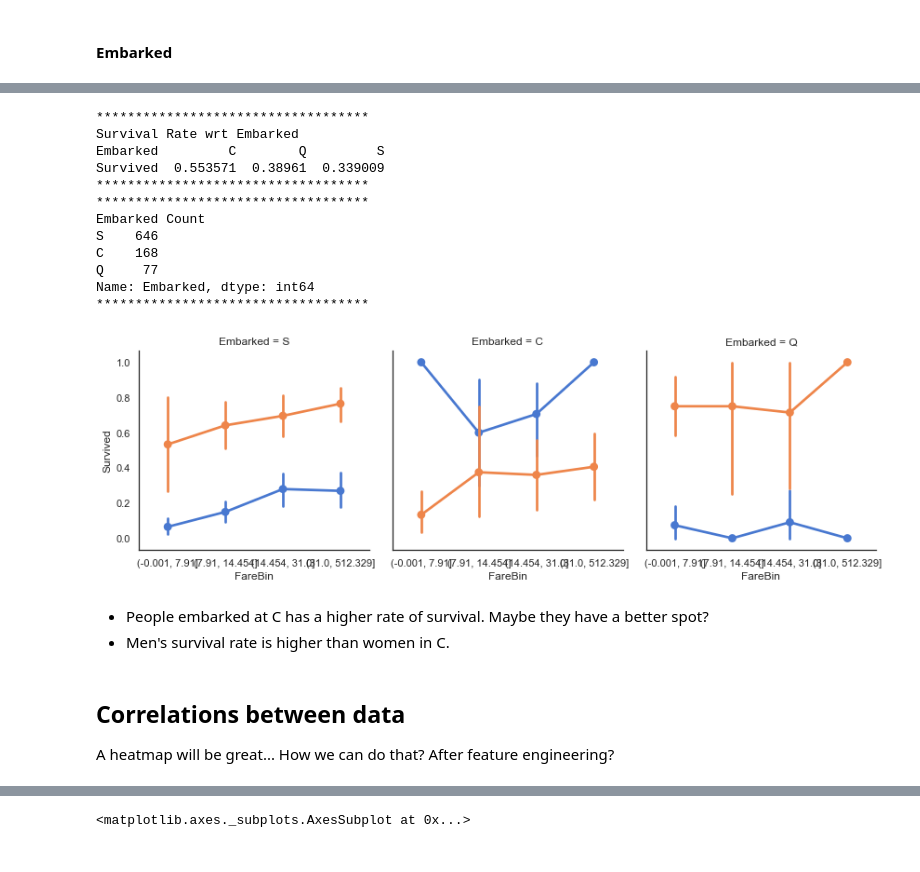
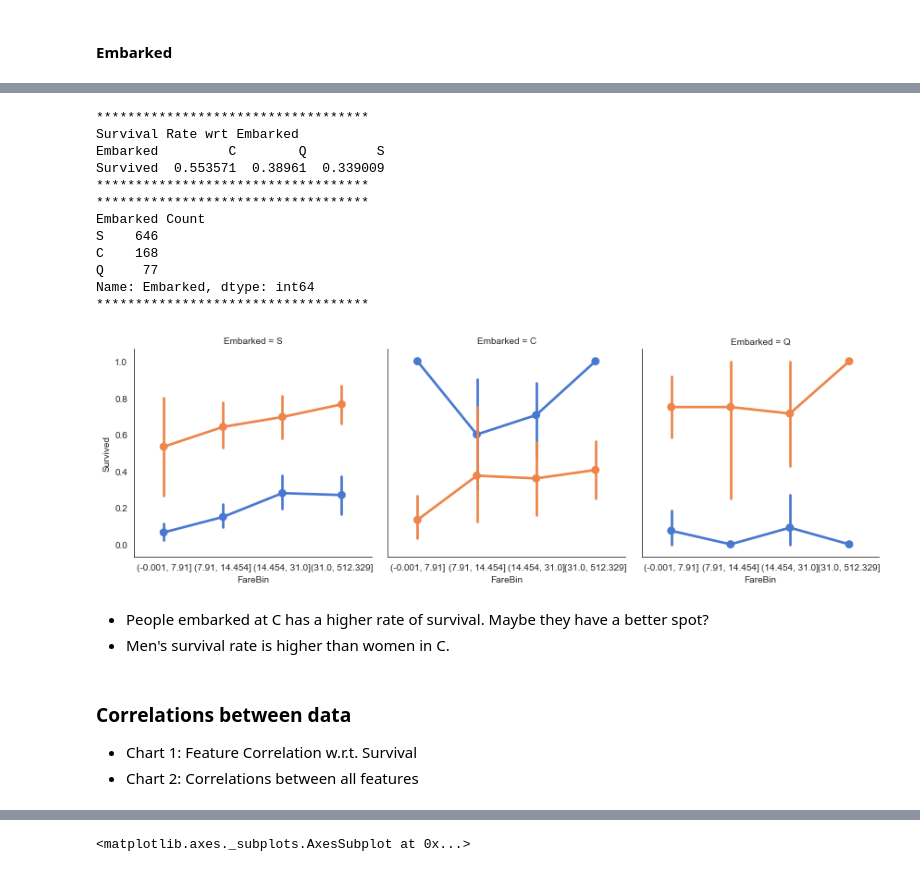
Before and after one commit to air-yan/kaggle_analysis, a Jupyter notebook: EDA on Titanic.ipynb, the cells around one changed output, grey strips where cells are left out. Saved outputs shown, nothing was run; the diff lists cells and outputs as text; code cells hidden in the pictures.

```diff
--- a/EDA on Titanic.ipynb
+++ b/EDA on Titanic.ipynb
@@ -603,36 +593,36 @@ Name: Embarked, dtype: int64
 # %%
 print('*'*35)
 print('Survival Rate wrt Embarked')
 print(df_EDA.pivot_table(values='Survived',columns=['Embarked']))
 print('*'*35)
 
 print('*'*35)
 print('Embarked Count')
-print(df_EDA.Embarke
-      d.value_counts())
+print(df_EDA.Embarked.value_counts())
 print('*'*35)
 g = sns.FacetGrid(df_EDA, col = 'Embarked', height =4)
 g.map(sns.pointplot,'FareBin', 'Survived', 'Sex', palette='muted')
 
 sns.despine()
 # %% [output]
 ***********************************
 Survival Rate wrt Embarked
 Embarked         C        Q         S
 Survived  0.553571  0.38961  0.339009
 ***********************************
 ***********************************
 Embarked Count
 S    646
 C    168
 Q     77
 Name: Embarked, dtype: int64
 ***********************************
-[figure, old version]
+[figure, new version]
 # %% [markdown]
 - People embarked at C has a higher rate of survival. Maybe they have a better spot?
 - Men's survival rate is higher than women in C.
-# %% [markdown]
-## Correlations between data
-
-A heatmap will be great... How we can do that? After feature engineering?
+# %% [markdown]
+### Correlations between data
+
+- Chart 1: Feature Correlation w.r.t. Survival
+- Chart 2: Correlations between all features
```
Also changed, not shown: parts of 14 cells of this notebook.
